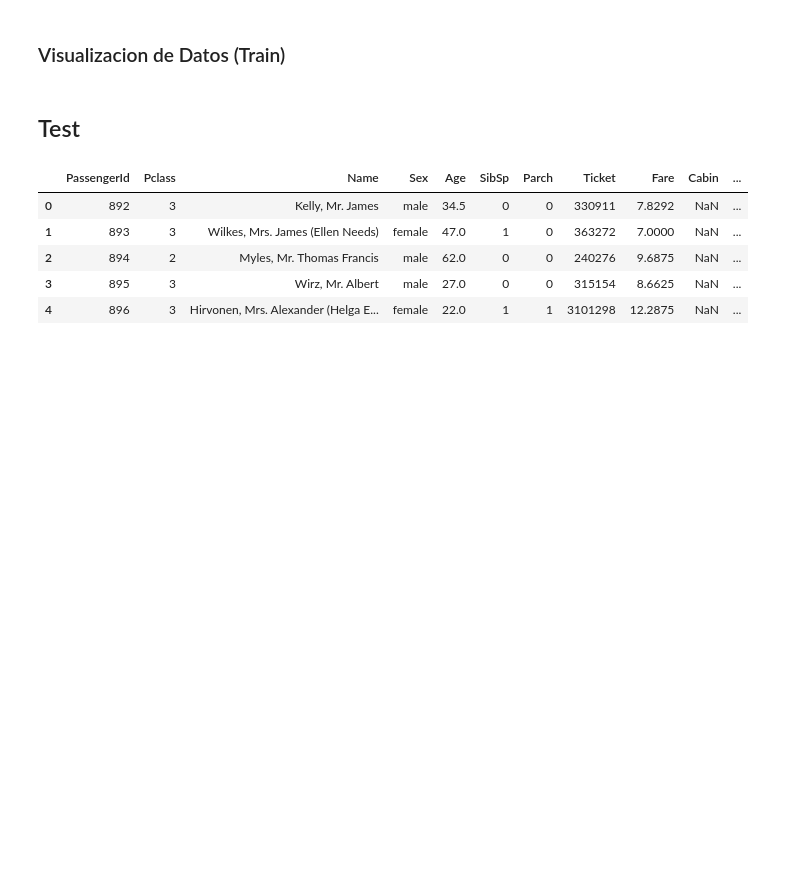
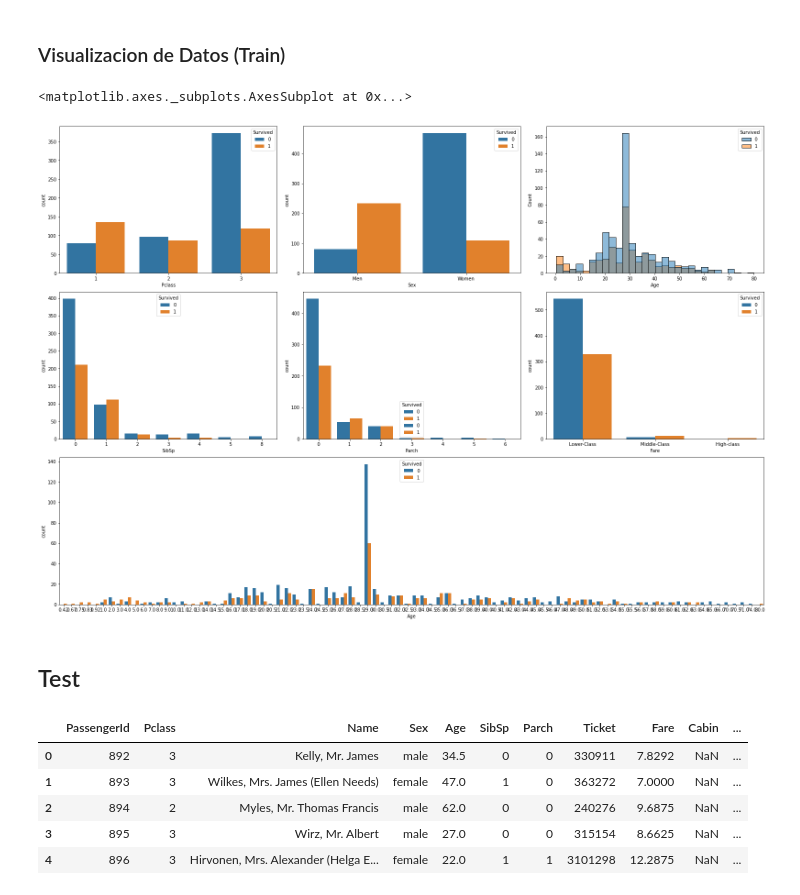
Before and after one commit to tdm09/assignment01-sebastianrdz, a Jupyter notebook: Titanic.ipynb, the cells around one changed output. Cells and saved outputs as stored; diff of their text form; code cells hidden in the pictures; blank space fills up the shorter version.

```diff
--- a/Titanic.ipynb
+++ b/Titanic.ipynb
@@ -65,8 +75,8 @@ memory usage: 83.7+ KB
 # %%
 # Cambiar variables para usarlas
 df_train.Sex = df_train.Sex.astype('category').cat.codes
-df_train.Embarked = df_train.Embarked.astype('category').cat.codes
+# df_train.Embarked = df_train.Embarked.astype('category').cat.codes
 df_train.Age.fillna(int(df_train.Age.mean()), inplace=True)
-df_train.Embarked.fillna(int(df_train.Embarked.mean()), inplace=True)
+# df_train.Embarked.fillna(int(df_train.Embarked.mean()), inplace=True)
 # %%
 df_train.info()
@@ -73,5 +103,40 @@ df_train.info()
 # %% [markdown]
 ### Visualizacion de Datos (Train)
+# %%
+# Generacion de grid para visualizacion de graficos
+def format_axes(fig):
+    for i, ax in enumerate(fig.axes):
+        ax.tick_params(labelbottom=True, labelleft=True)
+fig = plt.figure(constrained_layout=True, figsize=(22,15))
+gs = GridSpec(6, 3, figure=fig)
+ax1 = fig.add_subplot(gs[0:2, 0])
+ax2 = fig.add_subplot(gs[0:2, 1])
+ax3 = fig.add_subplot(gs[0:2, 2])
+ax4 = fig.add_subplot(gs[2:4, 0])
+ax5 = fig.add_subplot(gs[2:4, 1])
+ax6 = fig.add_subplot(gs[2:4, 2])
+ax7 = fig.add_subplot(gs[4:6, 0:3])
+
+
+# Generacion de diferentes graficas de visualizacion
+
+sns.countplot(ax=ax1, x='Pclass', hue='Survived', data=df_train)
+
+titles = ['Men', 'Women']
+sns.countplot(ax=ax2, x=pd.cut(df_train.Sex, 2, labels=titles), hue='Survived', data=df_train)
+
+sns.histplot(ax=ax3 ,x='Age', hue='Survived', data=df_train)
+sns.countplot(ax=ax4, x='SibSp', hue='Survived', data=df_train)
+sns.countplot(ax=ax5, x='Parch', hue='Survived', data=df_train)
+
+titles = ['Lower-Class', 'Middle-Class', 'High-class']
+sns.countplot(ax=ax6, x=pd.cut(df_train.Fare, 3, labels=titles), hue='Survived', data=df_train)
+
+sns.countplot(ax=ax5, x='Parch', hue='Survived', data=df_train)
+sns.countplot(ax=ax7 ,x='Age', hue='Survived', data=df_train)
+# %% [output]
+<matplotlib.axes._subplots.AxesSubplot at 0x...>
+[figure, added]
 # %% [markdown]
 ## Test
 # %%
```
Also changed, not shown: parts of 5 cells of this notebook.
